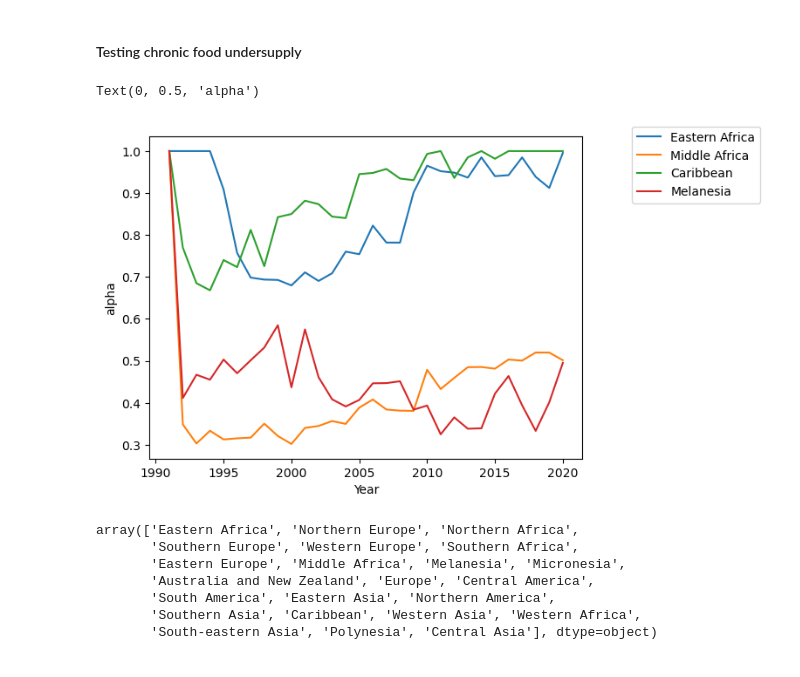
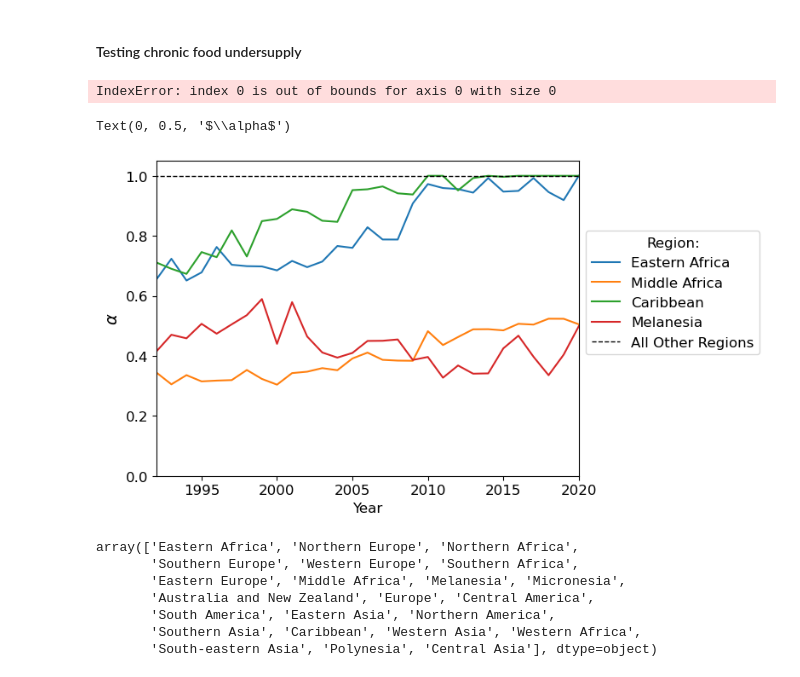
Before and after one commit to dancomputer/M2Internship, a Jupyter notebook: Code/SUM-Model-Hierarchy.ipynb, the cells around one changed output. Cells and saved outputs as stored; diff of their text form; code cells hidden in the pictures.

```diff
--- a/Code/SUM-Model-Hierarchy.ipynb
+++ b/Code/SUM-Model-Hierarchy.ipynb
@@ -489,12 +660,3 @@ FAOStat and USDA PSD cereal data on stocks disagree strongly: this is because of
 https://www.fao.org/fileadmin/templates/est/meetings/stocks/Abbott-Lessons_from_Recent_Stocks_Adjustments.pdf
 
 In general, the suppply utilization balance is not a reliable empirical tool: it's in most cases strongly underidentified. However, we can consider a more theroetical case: agricultural capital. This is like a Solow-Model of agricultural sufficiency: there is savings, and "investment" which is not just in agriculture, but
-# %%
-fig = plt.figure()
-ax = plt.subplot(111)
-for r,region in enumerate(list(regional_cereals_stocks_obs.keys())[:-1]):
-        plt.plot(rcs_years[region][30:],regional_cereals_stocks_obs[region][30:],label=region,color=colors[r])
-        #plt.plot(FAO_FBS_cereals[(FAO_FBS_cereals.Element=="Stock Variation") & (FAO_FBS_cereals.Area==region) & (FAO_FBS_cereals.Year.isin(rcs_years[region][:]))]["Year"].values,regional_cereals_stocks_obs[region][0]+np.cumsum(FAO_FBS_cereals[(FAO_FBS_cereals.Element=="Stock Variation") & (FAO_FBS_cereals.Area==region) & (FAO_FBS_cereals.Year.isin(rcs_years[region][:]))]["Value"].values),label=region+" FAO",color=colors[r],linestyle='--')
-        ax.legend(bbox_to_anchor=(1.1, 1.05))
-ax.set_xlabel('Year')
-ax.set_ylabel('stocks')
@@ -540,26 +711,24 @@ seed = 0.03
 loss = 0.04
 processing = 0.04
 economic_use = 0.33  + 0.08+addit# 0*np.hstack([World_otheruse,World_otheruse[-1]])/100 # 35% for animal consumption. World other use is extended by one year. #
-cereal_caloric_density = 2609*1000 # kcal/ton
-caloric_requirment = 1240*365 # 1200 kcal/year
+cereal_caloric_density = 2650*1000 # kcal/ton
+caloric_requirment = 1250*365 # 1200 kcal/year
 
 years = regional_production.Year.unique()
-years = years[30:-3]
+years = years[10:-3]
 
 stocks = np.zeros((len(regional_production.Area.unique()),len(years)))-0.01
 percapita_stocks = np.zeros((len(regional_production.Area.unique()),len(years)))-0.01
 
 
 alpha = np.ones((len(regional_production.Area.unique()),len(years)))
-for r,region in enumerate(regional_production.Area.unique()[0:-1]):
+for r,region in enumerate(regional_production.Area.unique()[:]):
     #stocks[r,0] = regional_stocks_df[(regional_stocks_df.region == region) & (regional_stocks_df.Year == years[0])].stock.values*1000 # tons
     seed = 0.03
     loss = 0.04
-    cereal_caloric_density = 2609*1000 # kcal/ton
-    caloric_requirment = 1240*365 # 1200 kcal/year
-    stocks[r,0] = regional_cereals_stocks_obs[region][30]*1000
+    caloric_requirment = 1250*365 # 1200 kcal/year
+    stocks[r,0] = regional_cereals_stocks_obs[region][]*1000
     for i in np.arange(1,len(years)):
-        #food_supply = regional_time_series[region].iloc[np.where(regional_time_series[region].Year == years[i])[0][0]].Food
         #seed = regional_time_series[region].iloc[np.where(regional_time_series[region].Year == years[i])[0][0]].Losses
         #loss = regional_time_series[region].iloc[np.where(regional_time_series[region].Year == years[i])[0][0]].Seed
         processing = 0# regional_time_series[region].iloc[np.where(regional_time_series[region].Year == years[i])[0][0]].Processing
@@ -575,7 +744,7 @@ for r,region in enumerate(regional_production.Area.unique()[0:-1]):
             #trade_balance = (np.delete(stocks[:,i-1],r).sum()- stocks[r,i-1]) * (0.1)
         except:
             trade_balance =0
-            print(region)
+            #print(region)
             #print(years[i])
         if region == 'Northern America':
             economic_use=economic_use#+0.4 #if lots of beer is produced
@@ -590,24 +759,32 @@ for r,region in enumerate(regional_production.Area.unique()[0:-1]):
         dstock = trade_balance + Y*(1-seed-loss) - alpha[r,i]*food - total_supply*(economic_use+processing+residuals)
         stocks[r,i] = stocks[r,i-1] + dstock #- stocks[r,i-1]*0.33 #*stock_use_ratio #- 0.1*stocks[r,i-1] # 10% of the stocks are lost each year
         percapita_stocks[r,i] = stocks[r,i]/Pop
+# %% [output]
+IndexError: index 0 is out of bounds for axis 0 with size 0
 # %%
 
 
 colors = plt.cm.tab20c.colors  # 20 colors, plus an additional one from the "tab20c" colormap
 # Make sure that there are 21 colors by repeating the last one if needed
 colors = list(colors) + [colors[-1]]
 fig = plt.figure()
 ax = plt.subplot(111)
 
 for r,region in enumerate(regional_production.Area.unique()):
     if alpha[r,:].mean()<1: #(region == "Western Africa"):
-        plt.plot(years,alpha[r,:],label=region)#color=colors[r])
-        ax.legend(bbox_to_anchor=(1.1, 1.05))
-ax.set_xlabel('Year')
-ax.set_ylabel('alpha')
+        if region != "Micronesia":
+            plt.plot(years,alpha[r,:],label=region)#color=colors[r])
+ax.hlines(y=1, xmin=years[0], xmax=years[-1], color='k', linestyle='--', linewidth=1,label='All Other Regions')
+ax.legend(bbox_to_anchor=(1.00, 0.8),title="Region:",fontsize=12,title_fontsize=12)
+ax.set_xlabel('Year',fontsize=12)
+plt.xticks(fontsize=12)
+plt.yticks(fontsize=12)
+plt.ylim([0,1.05])
+ax.set_xlim([1992, 2020])
+ax.set_ylabel(r'$\alpha$',fontsize=14)
 # %% [output]
-Text(0, 0.5, 'alpha')
+Text(0, 0.5, '$\\alpha$')
-[figure, old version]
+[figure, new version]
 # %%
 FAO_FBS_cereals.Area.unique()
 # %% [output]
```
Also changed, not shown: parts of 34 cells of this notebook, 3 other files.
